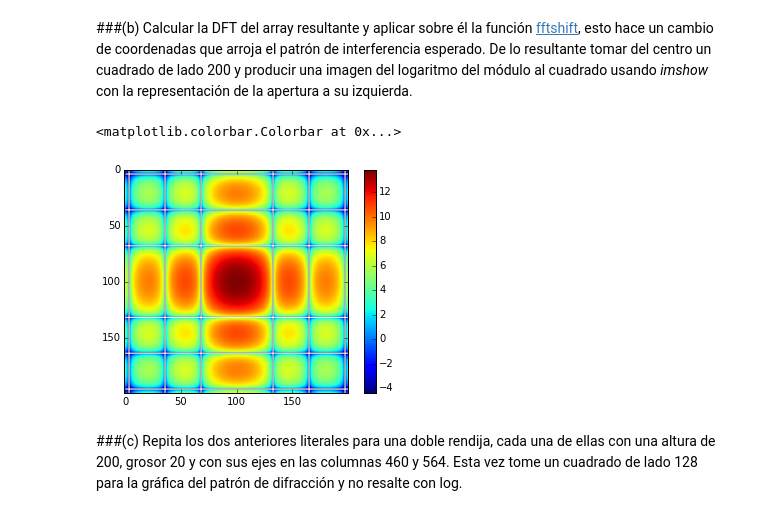
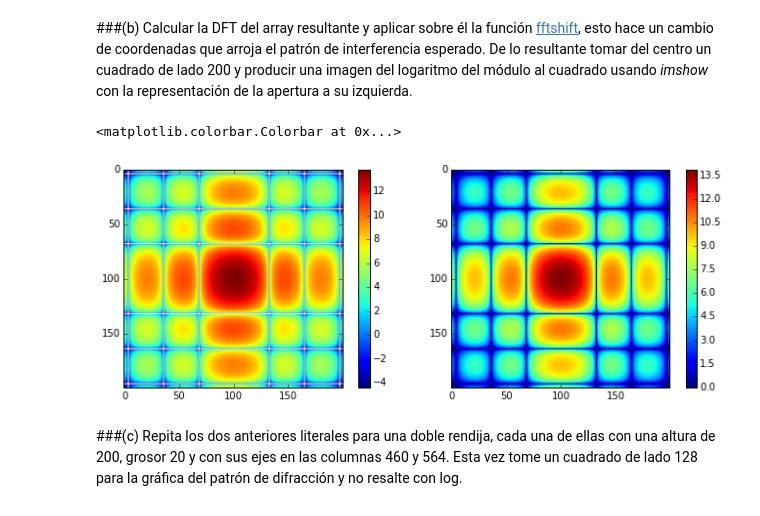
Before and after one commit to ArturoVelasquez/MC-1, a Jupyter notebook: Tareas/HW4/HW4.ipynb, the cells around one changed output. Saved outputs shown, nothing was run; the diff lists cells and outputs as text; code cells hidden in the pictures.

```diff
--- a/Tareas/HW4/HW4.ipynb
+++ b/Tareas/HW4/HW4.ipynb
@@ -49,10 +44,22 @@ centroModificadoPlaca = np.log(np.absolute(centroPlaca)**2)
-# %%
-#Se grafica este centro para comprobar
-plt.imshow(centroModificadoPlaca)
-plt.colorbar()
-# %% [output]
-<matplotlib.colorbar.Colorbar at 0x...>
-[figure, removed]
+# %%
+#Se grafica este centro para comprobar
+plt.figure(figsize=(12,8))
+plt.subplots_adjust(hspace=0.00, wspace=0.00)
+
+plt.subplot(2,2,1)
+plt.imshow(centroModificadoPlaca1)
+plt.colorbar()
+
+plt.subplot(2,2,2)
+plt.imshow(centroModificadoPlaca2)
+plt.colorbar()
+
+#Acá hago dos gráficas. La primera es como aparece en el enunciado de la tarea, sin embargo me marca error en el
+#logaritmo.
+#En la segunda le agrego +1 para que no salga el error del logaritmo. Sin embargo, así no se ve como la del enunciado
+# %% [output]
+<matplotlib.colorbar.Colorbar at 0x...>
+[figure, added]
 # %% [markdown]
 ###(c) Repita los dos anteriores literales para una doble rendija, cada una de ellas con una altura de 200, grosor 20 y con sus ejes en las columnas 460 y 564. Esta vez tome un cuadrado de lado 128 para la gráfica del patrón de difracción y no resalte con log.
 # %%
```
Also changed, not shown: parts of 52 cells of this notebook.
